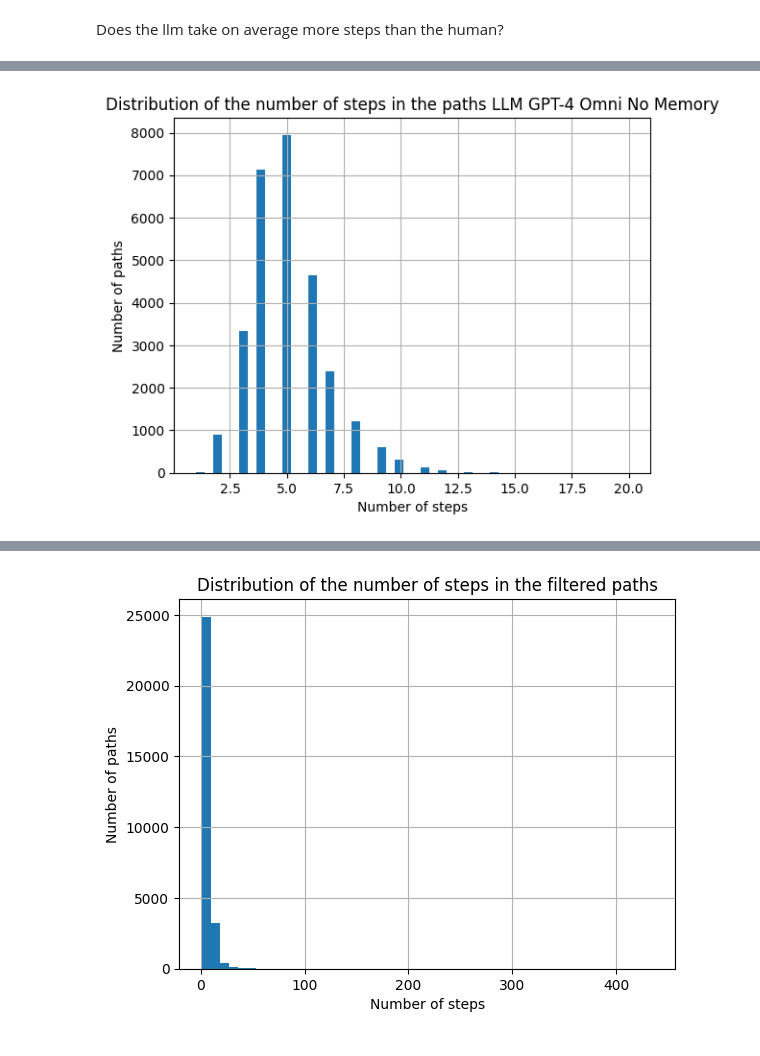
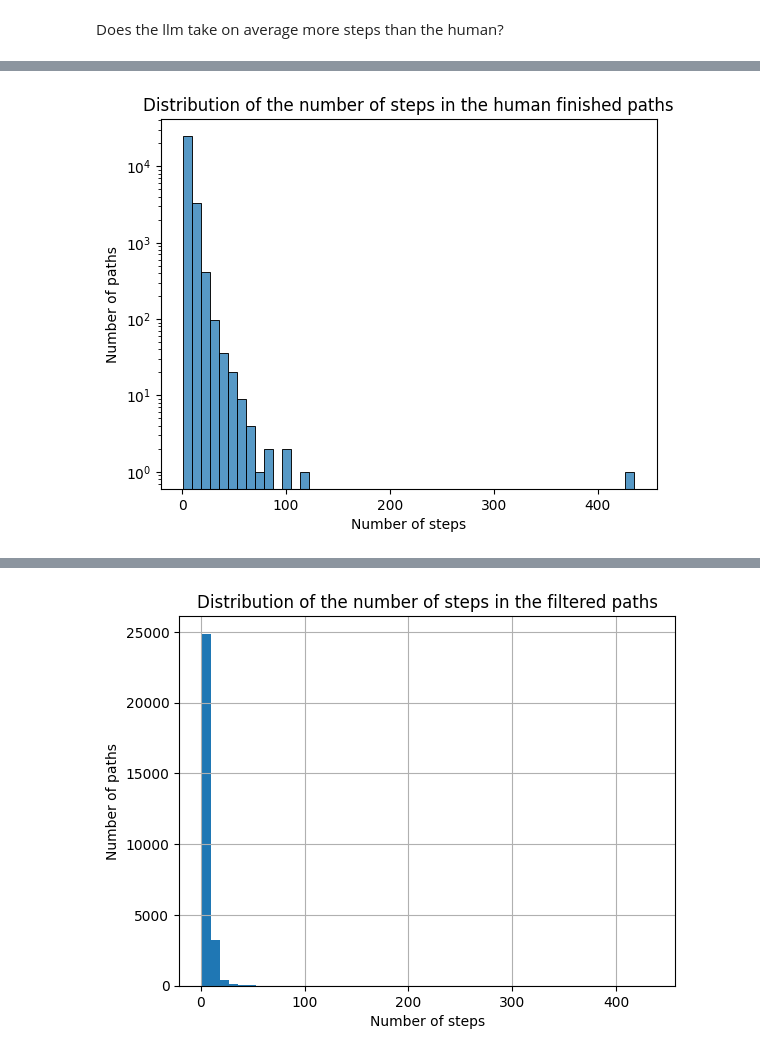
Before and after one commit to epfl-ada/ada-2024-project-adaspeedia, a Jupyter notebook: questions.ipynb, the cells around one changed output, grey strips where cells are left out. Cells and saved outputs as stored; diff of their text form; code cells hidden in the pictures.

Commit message:
charts

```diff
--- a/questions.ipynb
+++ b/questions.ipynb
@@ -9,6 +10,8 @@ Does the llm take on average more steps than the human?
 # load the data data/llm_paths_all_gpt4omini_no_memory.tsv
 llm_paths_all_gpt4omini_no_memory = pd.read_csv('data/llm_paths_all_gpt4omini_no_memory.tsv', sep='\t')
 
+# filter out the rows with 0 steps
+llm_paths_all_gpt4omini_no_memory = llm_paths_all_gpt4omini_no_memory[llm_paths_all_gpt4omini_no_memory['steps'] > 0]
 # describe the data
-llm_paths_all_gpt4omini_no_memory.describe()
+llm_paths_all_gpt4omini_no_memory['steps'].describe()
 # %% [output]
@@ -23,0 +27,7 @@ llm_paths_all_gpt4omini_no_memory.describe()
+# %%
+# load the data data/paths_finished_unique.tsv
+paths_finished = pd.read_csv('data/paths_finished_unique.tsv', sep='\t')
+
+# get the number of steps in the finished paths
+paths_finished['path_length'] = paths_finished['path'].apply(lambda x: len(x.split(';')))
+paths_finished['path_length'].describe()
@@ -24,10 +44,10 @@ llm_paths_all_gpt4omini_no_memory.describe()
 # %%
-# plot the distribution of the number of steps in the paths
+# plot the distribution of the number of steps in the finished paths
 llm_paths_all_gpt4omini_no_memory['path_length'] = llm_paths_all_gpt4omini_no_memory['path'].apply(lambda x: len(x.split(';')))
-llm_paths_all_gpt4omini_no_memory['path_length'].hist(bins=50)
-plt.title('Distribution of the number of steps in the paths LLM GPT-4 Omni No Memory')
+sns.histplot(paths_finished['path_length'], bins=50)
 plt.xlabel('Number of steps')
 plt.ylabel('Number of paths')
-plt.show()
+plt.title('Distribution of the number of steps in the human finished paths')
+plt.yscale('log')
 # %% [output]
-[figure, old version]
+[figure, new version]
```
Also changed, not shown: parts of 6 cells of this notebook, 2 other files.
